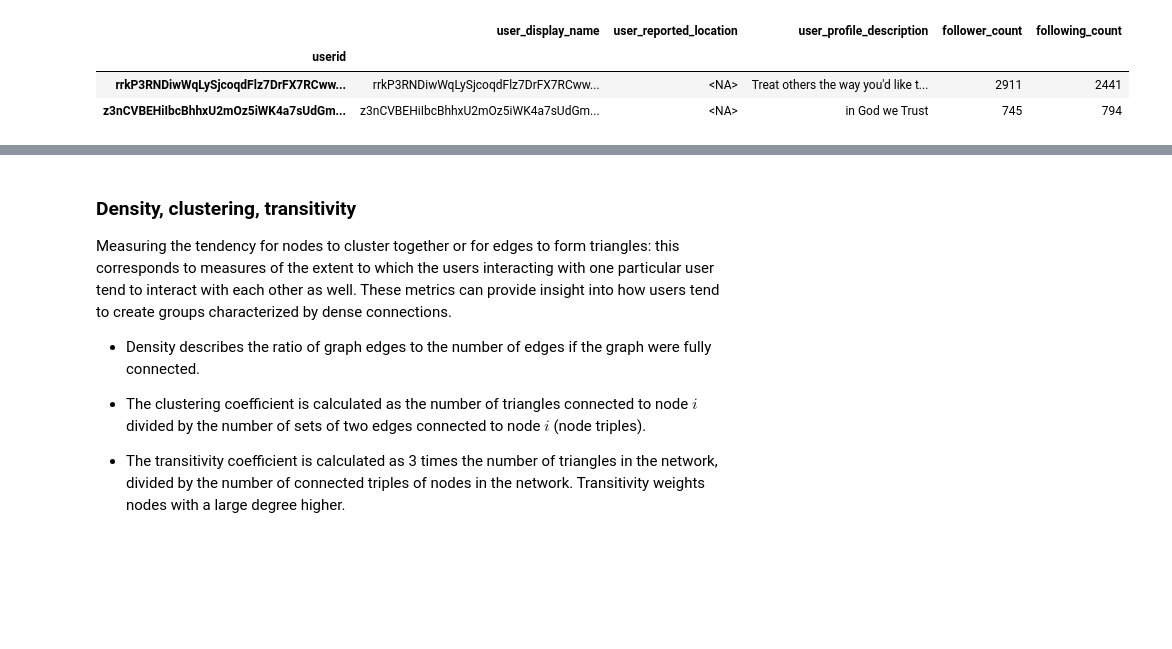
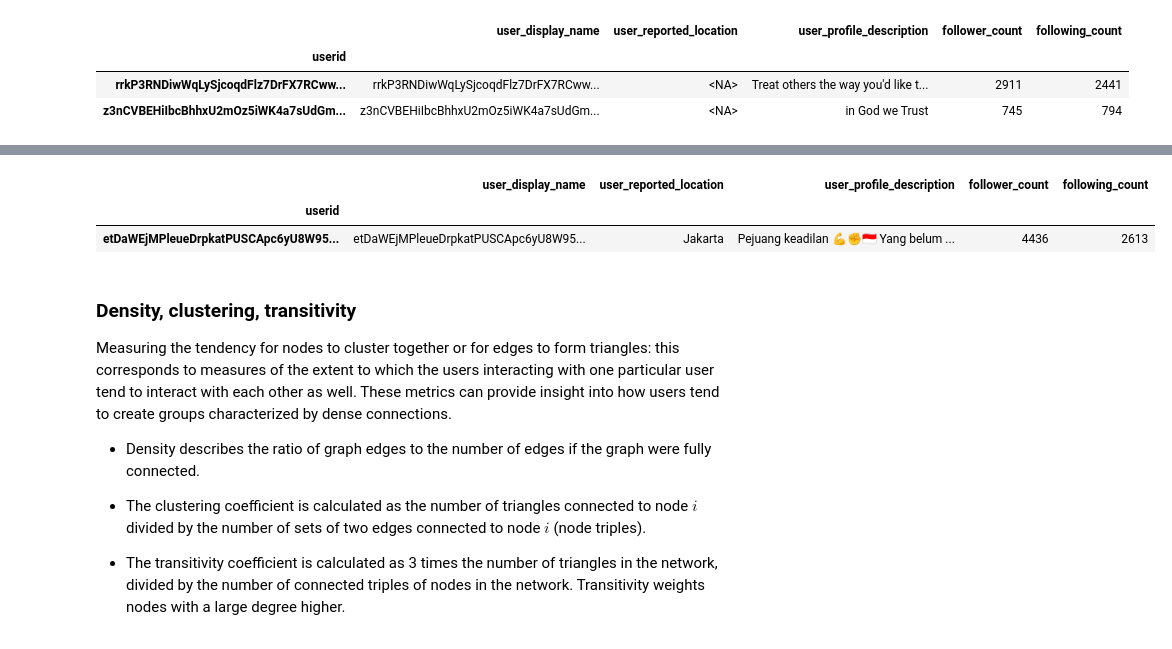
Before and after one commit to sarahkpardo/social-media-data-analysis, a Jupyter notebook: user_graph.ipynb, the cells around one changed output, grey strips where cells are left out. Drawn from its saved outputs; the diff is of its cells as text; code cells hidden in the pictures; blank space fills up the shorter version.

Commit message:
Updated user graph

```diff
--- a/user_graph.ipynb
+++ b/user_graph.ipynb
@@ -460,3 +460,6 @@ common_users = [userid for userid in dict(most_replied).keys()
 | userid |  |  |  |  |  |
 | rrkP3RNDiwWqLySjcoqdFlz7DrFX7RCww... | rrkP3RNDiwWqLySjcoqdFlz7DrFX7RCww... | <NA> | Treat others the way you'd like t... | 2911 | 2441 |
 | z3nCVBEHiIbcBhhxU2mOz5iWK4a7sUdGm... | z3nCVBEHiIbcBhhxU2mOz5iWK4a7sUdGm... | <NA> | in God we Trust | 745 | 794 |
+# %%
+most_mentioning = top_nodes(nx.get_node_attributes(mention_graph, 'out_degree'),limit=20)
+most_mentioning
@@ -462,0 +487,3 @@ common_users = [userid for userid in dict(most_replied).keys()
+# %%
+most_mentioned = top_nodes(nx.get_node_attributes(mention_graph, 'in_degree'),limit=20)
+most_mentioned
@@ -463,3 +511,13 @@ common_users = [userid for userid in dict(most_replied).keys()
+# %%
+common_users = [userid for userid in dict(most_mentioned).keys()
+                if userid in dict(most_mentioning).keys()]
+(campaign_users
+ .loc[common_users][fields]
+)
+# %% [output]
+|  | user_display_name | user_reported_location | user_profile_description | follower_count | following_count |
+| userid |  |  |  |  |  |
+| etDaWEjMPleueDrpkatPUSCApc6yU8W95... | etDaWEjMPleueDrpkatPUSCApc6yU8W95... | Jakarta | Pejuang keadilan 💪✊🇮🇩 Yang belum ... | 4436 | 2613 |
 # %% [markdown]
 ### Density, clustering, transitivity
 
```
Also changed, not shown: parts of 3 cells of this notebook, 1 other file.
